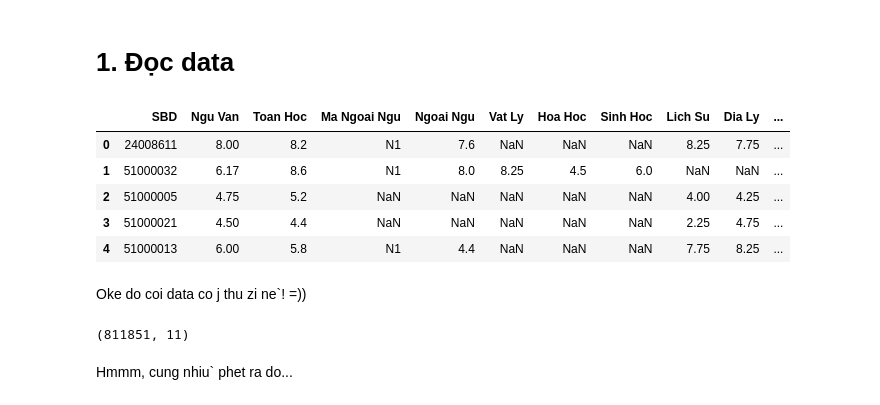
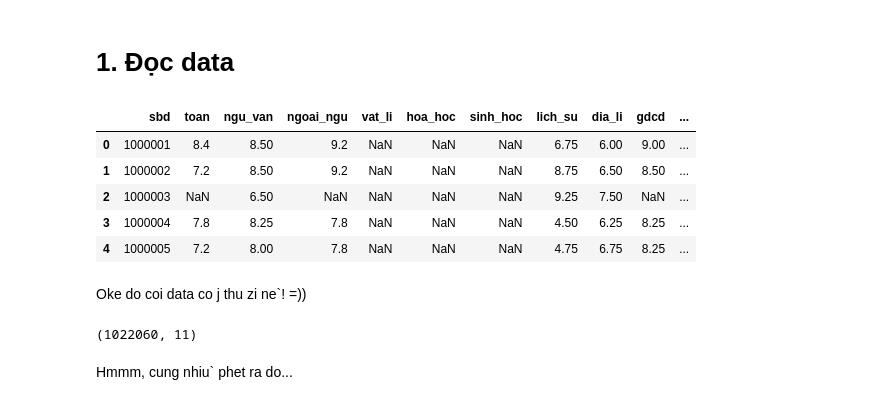
Before and after one commit to huyban2003/Preprocess-mid-term-DV, a Jupyter notebook: preprocess.ipynb, the cells around one changed output. Drawn from its saved outputs; the diff is of its cells as text; code cells hidden in the pictures.

```diff
--- a/preprocess.ipynb
+++ b/preprocess.ipynb
@@ -6,21 +6,21 @@ warnings.filterwarnings('ignore')
 # %% [markdown]
 # 1. Đọc data
 # %%
-raw_df = pd.read_csv('./diemthi2019_update.csv', index_col=0)
+raw_df = pd.read_csv('./diem_thi_thpt_2023.csv')
 raw_df.head()
 # %% [output]
-|  | SBD | Ngu Van | Toan Hoc | Ma Ngoai Ngu | Ngoai Ngu | Vat Ly | Hoa Hoc | Sinh Hoc | Lich Su | Dia Ly | ... |
-| 0 | 24008611 | 8.00 | 8.2 | N1 | 7.6 | NaN | NaN | NaN | 8.25 | 7.75 | ... |
-| 1 | 51000032 | 6.17 | 8.6 | N1 | 8.0 | 8.25 | 4.5 | 6.0 | NaN | NaN | ... |
-| 2 | 51000005 | 4.75 | 5.2 | NaN | NaN | NaN | NaN | NaN | 4.00 | 4.25 | ... |
-| 3 | 51000021 | 4.50 | 4.4 | NaN | NaN | NaN | NaN | NaN | 2.25 | 4.75 | ... |
-| 4 | 51000013 | 6.00 | 5.8 | N1 | 4.4 | NaN | NaN | NaN | 7.75 | 8.25 | ... |
+|  | sbd | toan | ngu_van | ngoai_ngu | vat_li | hoa_hoc | sinh_hoc | lich_su | dia_li | gdcd | ... |
+| 0 | 1000001 | 8.4 | 8.50 | 9.2 | NaN | NaN | NaN | 6.75 | 6.00 | 9.00 | ... |
+| 1 | 1000002 | 7.2 | 8.50 | 9.2 | NaN | NaN | NaN | 8.75 | 6.50 | 8.50 | ... |
+| 2 | 1000003 | NaN | 6.50 | NaN | NaN | NaN | NaN | 9.25 | 7.50 | NaN | ... |
+| 3 | 1000004 | 7.8 | 8.25 | 7.8 | NaN | NaN | NaN | 4.50 | 6.25 | 8.25 | ... |
+| 4 | 1000005 | 7.2 | 8.00 | 7.8 | NaN | NaN | NaN | 4.75 | 6.75 | 8.25 | ... |
 # %% [markdown]
 Oke do coi data co j thu zi ne`! =))
 # %%
 raw_df.shape
 # %% [output]
-(811851, 11)
+(1022060, 11)
 # %% [markdown]
 Hmmm, cung nhiu` phet ra do...
 # %% [markdown]
```
Also changed, not shown: parts of 47 cells of this notebook, 8 other files.
